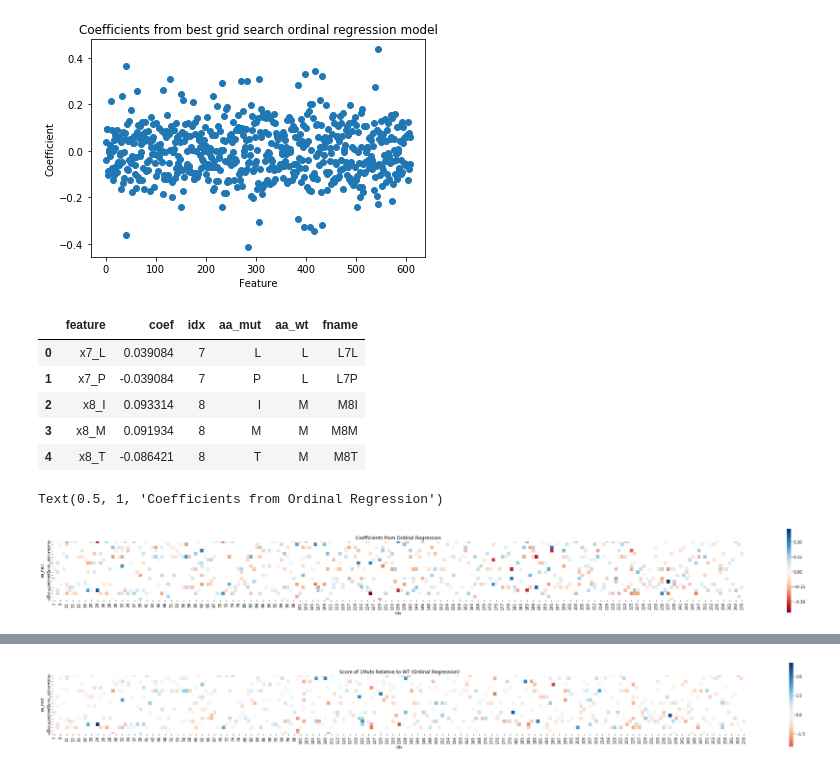
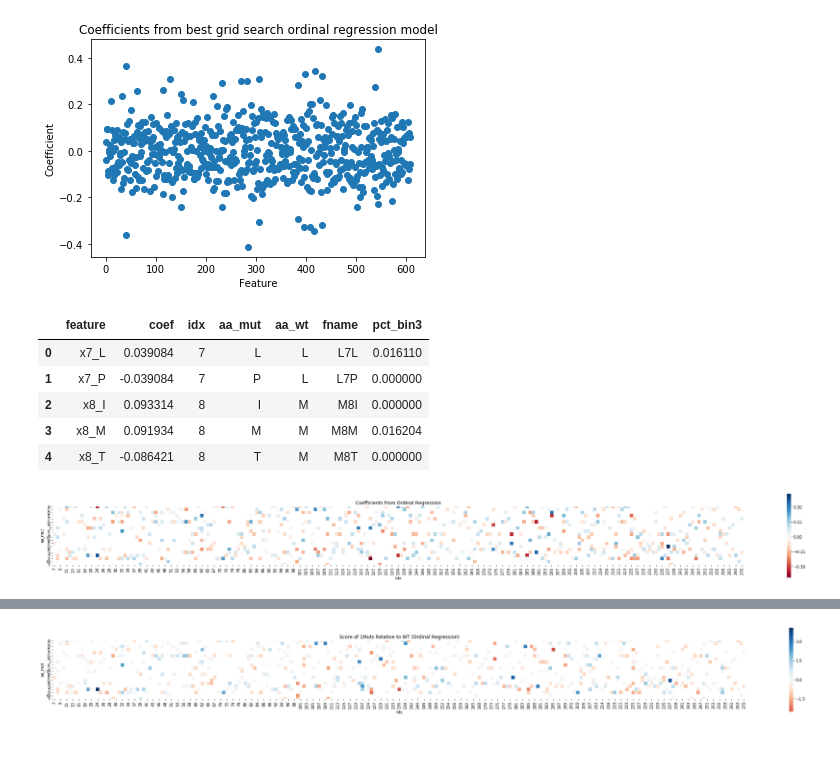
Before and after one commit to RomeroLab/sadx-latent-function, a Jupyter notebook: projects/Biochemical_Ordinal/Ordinal Regression.ipynb, the cells around one changed output, grey strips where cells are left out. Drawn from its saved outputs; the diff is of its cells as text; code cells hidden in the pictures.

```diff
--- a/projects/Biochemical_Ordinal/Ordinal Regression.ipynb
+++ b/projects/Biochemical_Ordinal/Ordinal Regression.ipynb
@@ -217,33 +217,39 @@ plt.ylabel("Coefficient");
 # %%
 # Find feature names after the variance threshold
 vt = grid_cv.best_estimator_.named_steps['vt']
 feature_names_after_threshold = enc.get_feature_names()[vt.get_support()]
 
 best_results = pd.DataFrame({'feature':feature_names_after_threshold, 'coef':best_coefs})
 # extract the Residue index and the AA mutation
 best_results[["idx", "aa_mut"]] = \
     best_results.feature.str.extractall(r"x([0-9]+)_([A-Z])").reset_index(drop=True)
 best_results["idx"] = best_results.idx.astype(int)
 
 best_results["aa_wt"] = pd.Series([WT_str[i] for i in best_results.idx])
 best_results["fname"] = best_results.aa_wt + \
                 best_results.idx.astype(str) + best_results.aa_mut
+
+def count_pct_bin3(col, aa):
+    bins, counts = np.unique(y[design_cols[col] == aa], return_counts=True)
+    return counts[bins == 3].sum() / counts.sum()
+
+best_results['pct_bin3'] = best_results.apply(lambda x: count_pct_bin3(x.idx, x.aa_mut), axis=1)
 best_results.head()
 # %% [output]
-|  | feature | coef | idx | aa_mut | aa_wt | fname |
-| 0 | x7_L | 0.039084 | 7 | L | L | L7L |
-| 1 | x7_P | -0.039084 | 7 | P | L | L7P |
-| 2 | x8_I | 0.093314 | 8 | I | M | M8I |
-| 3 | x8_M | 0.091934 | 8 | M | M | M8M |
-| 4 | x8_T | -0.086421 | 8 | T | M | M8T |
+|  | feature | coef | idx | aa_mut | aa_wt | fname | pct_bin3 |
+| 0 | x7_L | 0.039084 | 7 | L | L | L7L | 0.016110 |
+| 1 | x7_P | -0.039084 | 7 | P | L | L7P | 0.000000 |
+| 2 | x8_I | 0.093314 | 8 | I | M | M8I | 0.000000 |
+| 3 | x8_M | 0.091934 | 8 | M | M | M8M | 0.016204 |
+| 4 | x8_T | -0.086421 | 8 | T | M | M8T | 0.000000 |
 # %%
 plt.figure(figsize=(40,4))
 fig = sns.heatmap(best_results.pivot("aa_mut", "idx", "coef"),
                   center = 0, cmap = 'RdBu', square = True)
 plt.title("Coefficients from Ordinal Regression")
 #plt.savefig('coeff_azid_heatmap.png', dpi=500)
+pass
 # %% [output]
-Text(0.5, 1, 'Coefficients from Ordinal Regression')
 [figure]
 # %%
 WT_one_hot = enc.transform([list(WT_str),])
```
Also changed, not shown: parts of 9 cells of this notebook.
